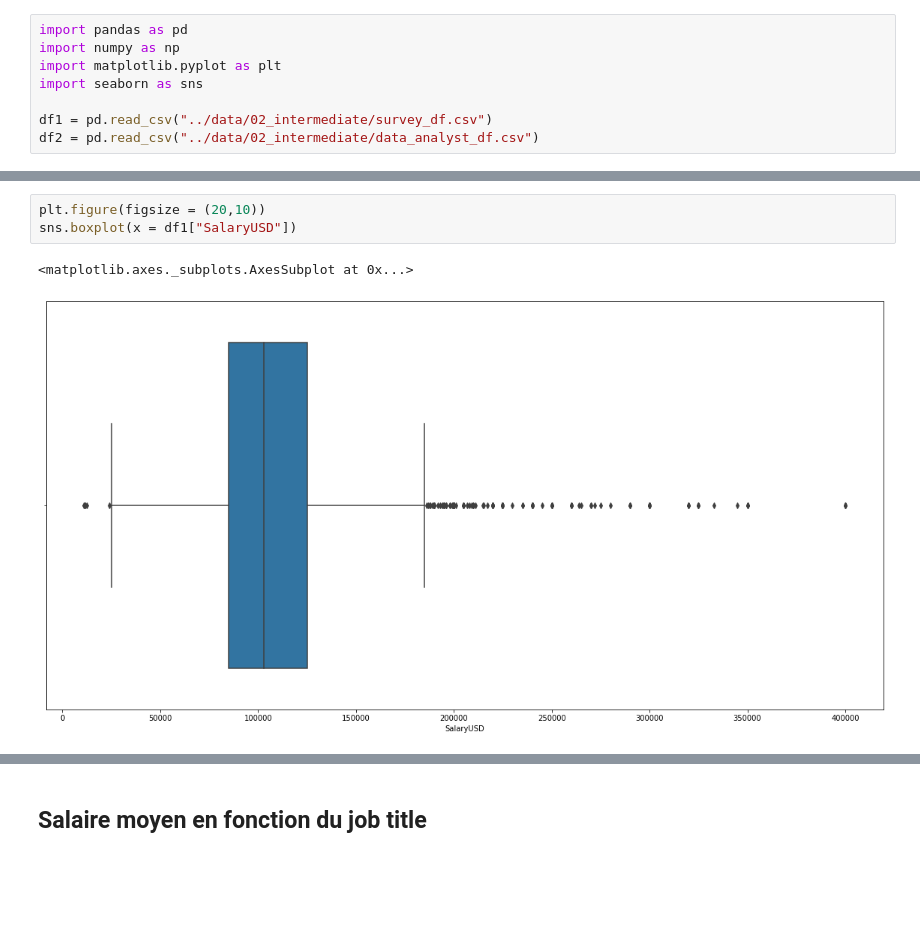
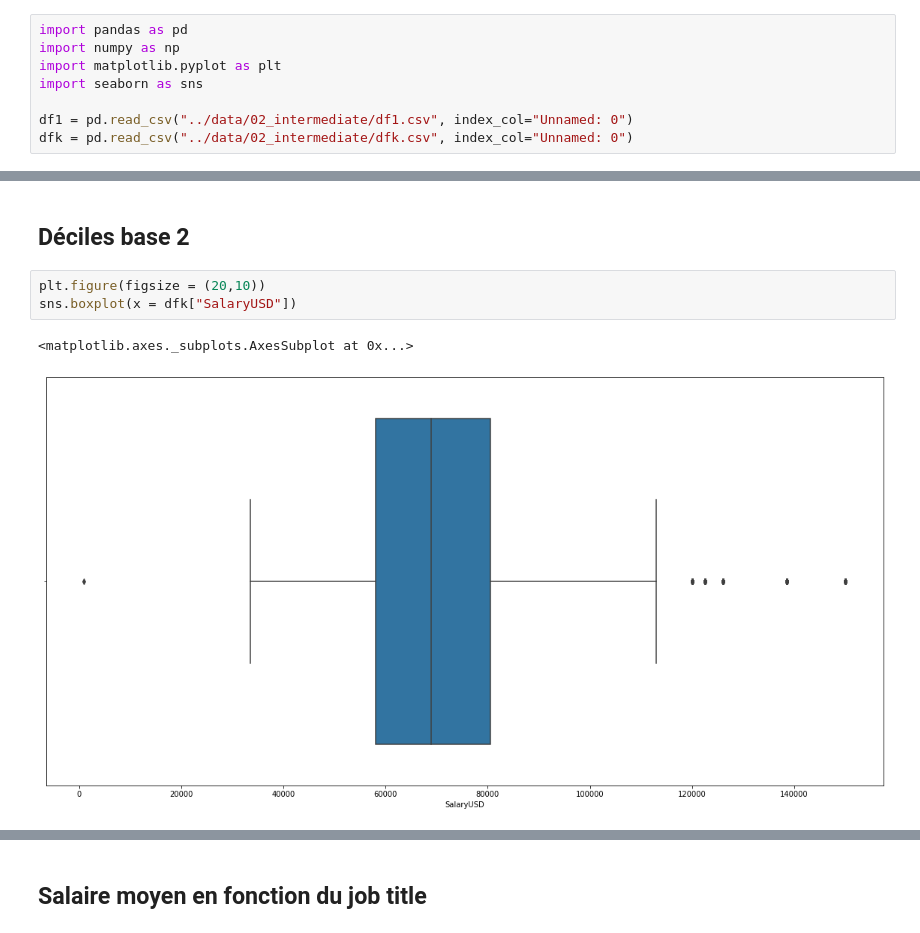
Before and after one commit to Gio-Mgm/american-dream, a Jupyter notebook: notebook/Career_visualization.ipynb, the cells around one changed output, grey strips where cells are left out. Drawn from its saved outputs; the diff is of its cells as text; blank space fills up the shorter version.

```diff
--- a/notebook/Career_visualization.ipynb
+++ b/notebook/Career_visualization.ipynb
@@ -4,5 +4,5 @@ import numpy as np
 import matplotlib.pyplot as plt
 import seaborn as sns
 
-df1 = pd.read_csv("../data/02_intermediate/survey_df.csv")
-df2 = pd.read_csv("../data/02_intermediate/data_analyst_df.csv")
+df1 = pd.read_csv("../data/02_intermediate/df1.csv", index_col="Unnamed: 0")
+dfk = pd.read_csv("../data/02_intermediate/dfk.csv", index_col="Unnamed: 0")
@@ -26,6 +67,8 @@ df1.head()
+# %% [markdown]
+## Déciles base 2
 # %%
 plt.figure(figsize = (20,10))
-sns.boxplot(x = df1["SalaryUSD"])
+sns.boxplot(x = dfk["SalaryUSD"])
 # %% [output]
 <matplotlib.axes._subplots.AxesSubplot at 0x...>
-[figure, old version]
+[figure, new version]
```
Also changed, not shown: parts of 26 cells of this notebook, 5 other files.
